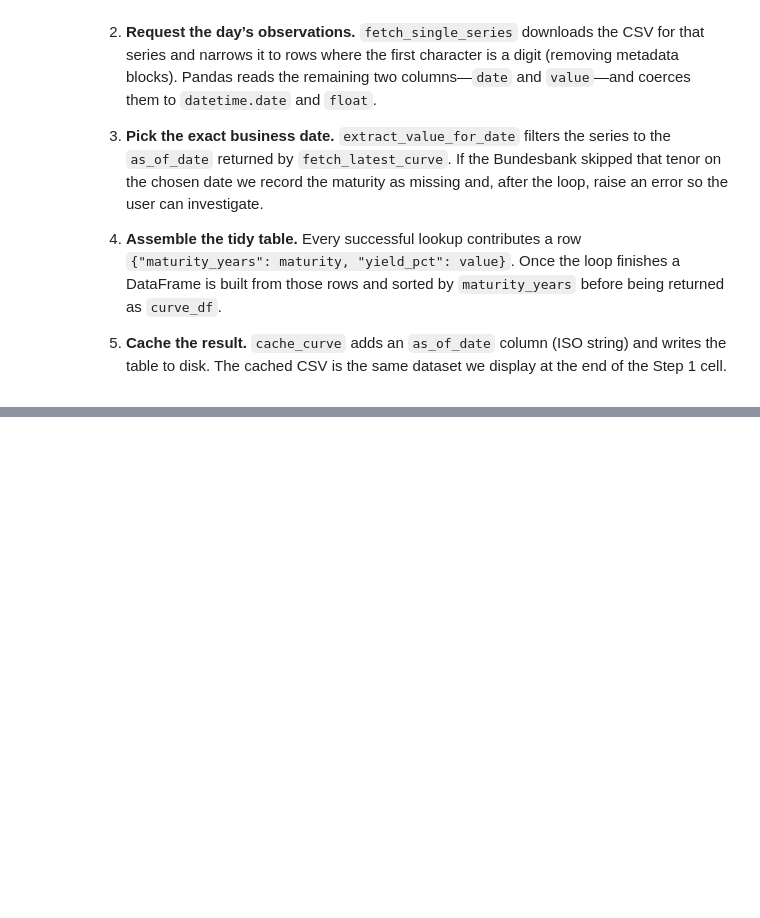
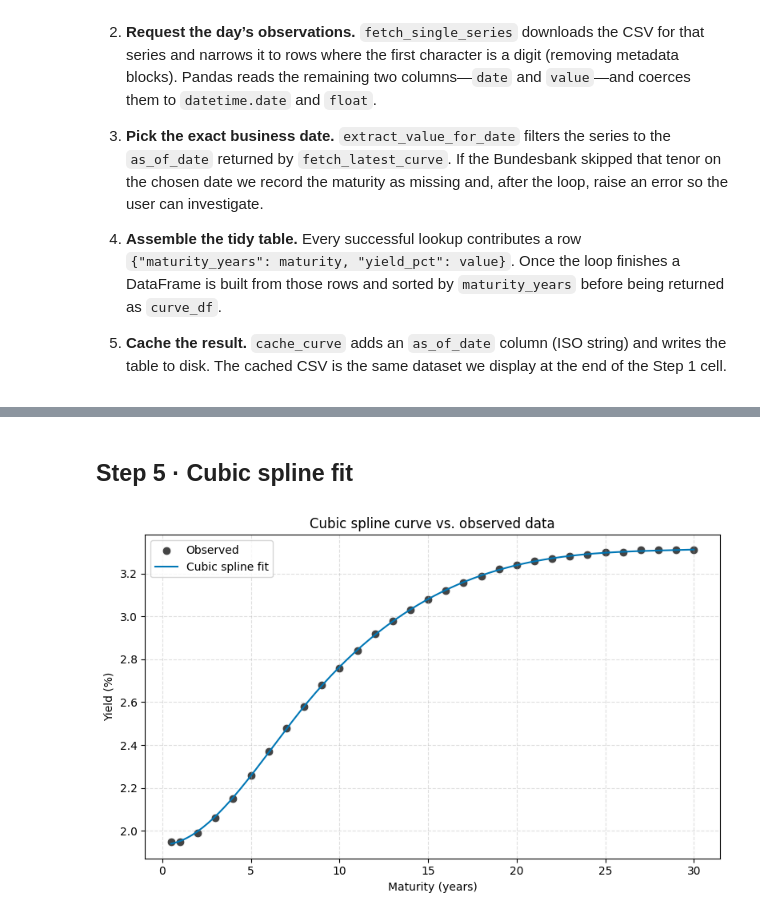
Before and after one commit to minwang-ai/Finanical-Data, a Jupyter notebook: task2_YieldCurveModeling_DE.ipynb, the cells around one changed output, grey strips where cells are left out. Cells and saved outputs as stored; diff of their text form; code cells hidden in the pictures; blank space fills up the shorter version.

```diff
--- a/task2_YieldCurveModeling_DE.ipynb
+++ b/task2_YieldCurveModeling_DE.ipynb
@@ -213,0 +390,23 @@ Name: yield_pct, dtype: float64
+# %% [markdown]
+## Step 5 · Cubic spline fit
+# %%
+from scipy.interpolate import UnivariateSpline
+
+smoothing_factor = 0.0005
+spline = UnivariateSpline(curve_df["maturity_years"], curve_df["yield_pct"], s=smoothing_factor)
+
+spline_curve = spline(maturity_grid)
+spline_fitted = spline(curve_df["maturity_years"])
+
+plt.figure(figsize=(8, 5))
+sns.scatterplot(data=curve_df, x="maturity_years", y="yield_pct", s=60, color="#444444", label="Observed")
+plt.plot(maturity_grid, spline_curve, color="#0077B6", label="Cubic spline fit")
+plt.xlabel("Maturity (years)")
+plt.ylabel("Yield (%)")
+plt.title("Cubic spline curve vs. observed data")
+plt.legend()
+plt.grid(True, linestyle="--", alpha=0.4)
+plt.tight_layout()
+plt.show()
+# %% [output]
+[figure, added]
```
Also changed, not shown: parts of 26 cells of this notebook, 1 other file.
